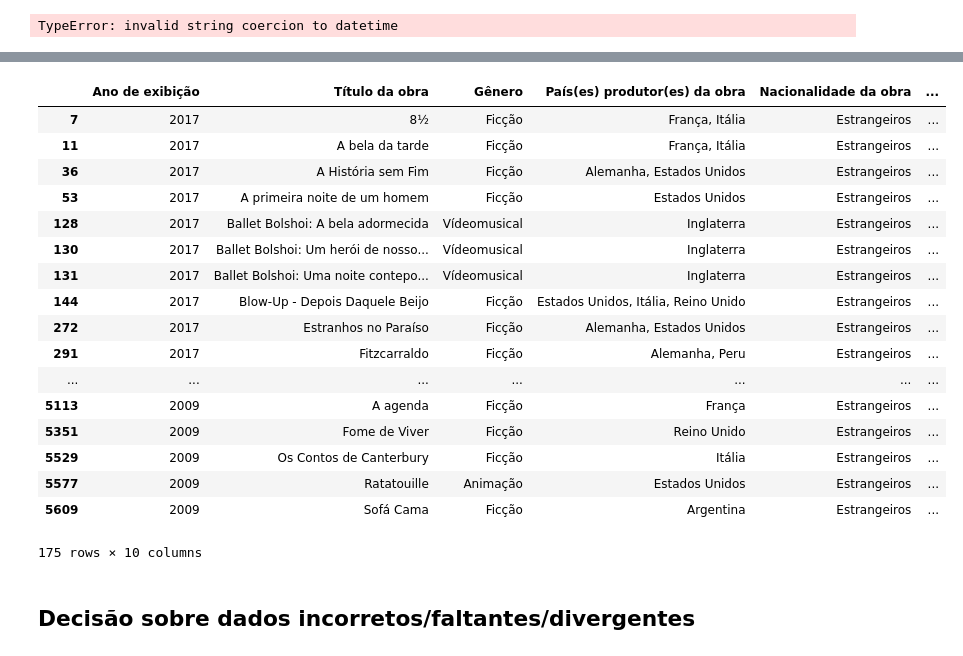
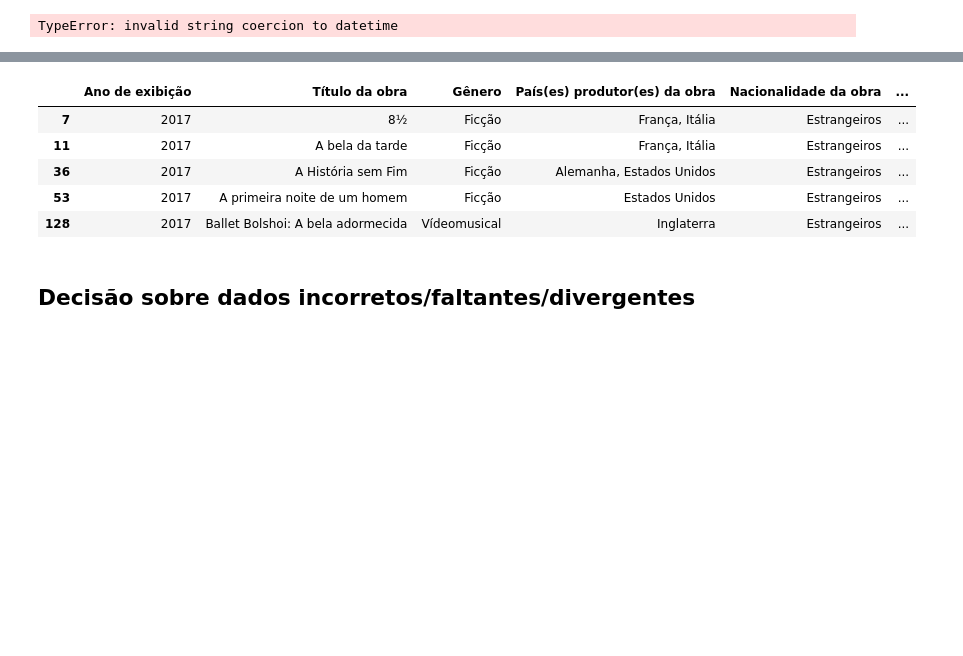
Before and after one commit to ValeriaNiceria/analise_dados_python, a Jupyter notebook: notebooks/oca/oca-analise-excel.ipynb, the cells around one changed output, grey strips where cells are left out. Saved outputs shown, nothing was run; the diff lists cells and outputs as text; code cells hidden in the pictures; blank space fills up the shorter version.

Commit message:
Análise de Dados de Filmes Exibidos no Brasil de 2009 a 2017

```diff
--- a/notebooks/oca/oca-analise-excel.ipynb
+++ b/notebooks/oca/oca-analise-excel.ipynb
@@ -74,26 +74,14 @@ Relançamento           175
 Name: Data de lançamento, Length: 759, dtype: int64
 # %%
-# Exibir filmes que campo 'Data de lançamento' igual à Relançamento
-df[df['Data de lançamento'] == 'Relançamento']
+# Exibir 5 primeiros filmes que campo 'Data de lançamento' igual à Relançamento
+df[df['Data de lançamento'] == 'Relançamento'].head()
 # %% [output]
 |  | Ano de exibição | Título da obra | Gênero | País(es) produtor(es) da obra | Nacionalidade da obra | ... |
 | 7 | 2017 | 8½ | Ficção | França, Itália | Estrangeiros | ... |
 | 11 | 2017 | A bela da tarde | Ficção | França, Itália | Estrangeiros | ... |
 | 36 | 2017 | A História sem Fim | Ficção | Alemanha, Estados Unidos | Estrangeiros | ... |
 | 53 | 2017 | A primeira noite de um homem | Ficção | Estados Unidos | Estrangeiros | ... |
 | 128 | 2017 | Ballet Bolshoi: A bela adormecida | Vídeomusical | Inglaterra | Estrangeiros | ... |
-| 130 | 2017 | Ballet Bolshoi: Um herói de nosso... | Vídeomusical | Inglaterra | Estrangeiros | ... |
-| 131 | 2017 | Ballet Bolshoi: Uma noite contepo... | Vídeomusical | Inglaterra | Estrangeiros | ... |
-| 144 | 2017 | Blow-Up - Depois Daquele Beijo | Ficção | Estados Unidos, Itália, Reino Unido | Estrangeiros | ... |
-| 272 | 2017 | Estranhos no Paraíso | Ficção | Alemanha, Estados Unidos | Estrangeiros | ... |
-| 291 | 2017 | Fitzcarraldo | Ficção | Alemanha, Peru | Estrangeiros | ... |
-| ... | ... | ... | ... | ... | ... | ... |
-| 5113 | 2009 | A agenda | Ficção | França | Estrangeiros | ... |
-| 5351 | 2009 | Fome de Viver | Ficção | Reino Unido | Estrangeiros | ... |
-| 5529 | 2009 | Os Contos de Canterbury | Ficção | Itália | Estrangeiros | ... |
-| 5577 | 2009 | Ratatouille | Animação | Estados Unidos | Estrangeiros | ... |
-| 5609 | 2009 | Sofá Cama | Ficção | Argentina | Estrangeiros | ... |
-175 rows × 10 columns
 # %% [markdown]
 ## Decisão sobre dados incorretos/faltantes/divergentes
 # %%
```
Also changed, not shown: parts of 9 cells of this notebook.
